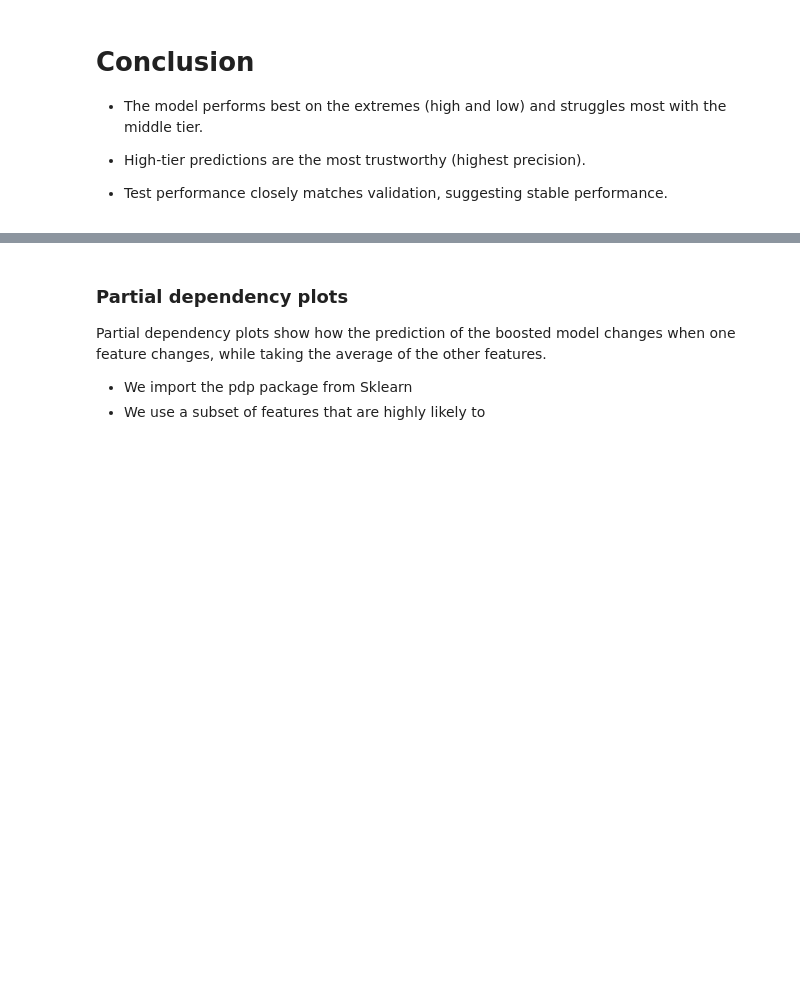
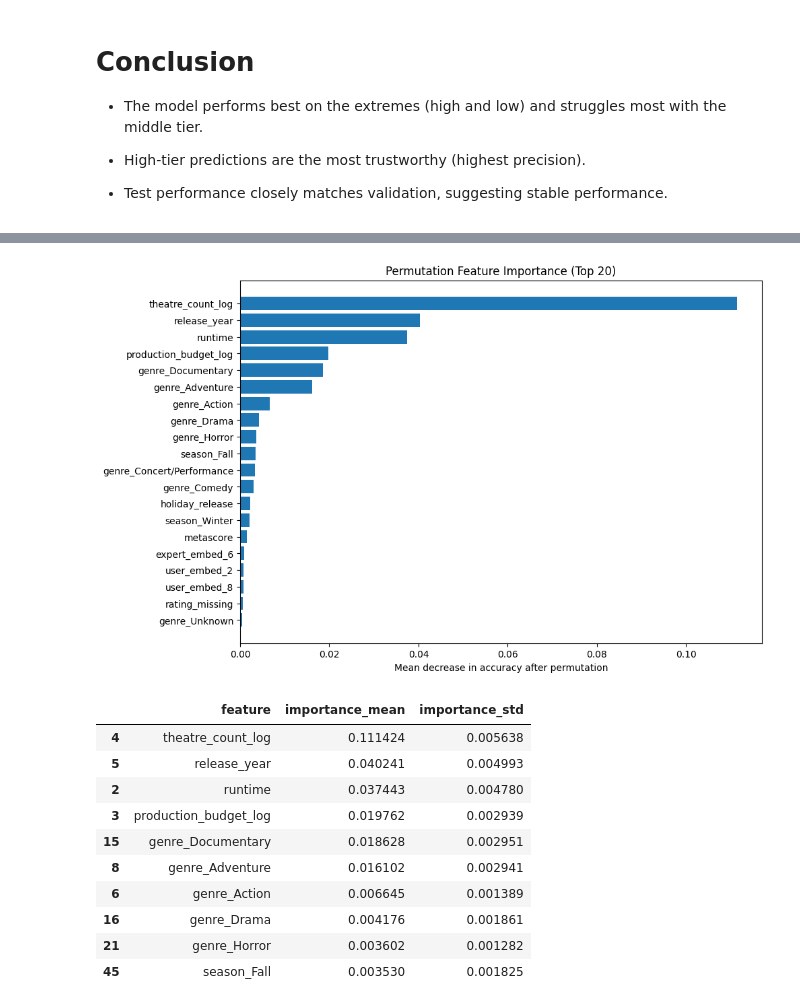
Before and after one commit to Simerblur/bjj, a Jupyter notebook: Tree_based_models_bart.ipynb, the cells around one changed output, grey strips where cells are left out. Saved outputs shown, nothing was run; the diff lists cells and outputs as text; code cells hidden in the pictures; blank space fills up the shorter version.

```diff
--- a/Tree_based_models_bart.ipynb
+++ b/Tree_based_models_bart.ipynb
@@ -737,13 +750,40 @@ In this chapter, the best model is explained through various explainability tech
-# %% [markdown]
-### Partial dependency plots
-
-Partial dependency plots show how the prediction of the boosted model changes when one feature changes, while taking the average of the other features.
-
-- We import the pdp package from Sklearn
-- We use a subset of features that are highly likely to
 # %%
-#from sklearn.inspection import PartialDependenceDisplay
+permutated = permutation_importance(
+    best_xgb,
+    X_validation,
+    y_validation,
+    scoring="accuracy",
+    n_repeats=20,
+    random_state=1234,
+    n_jobs=-1
+)
 
-#pdp_features = ["age", "hours-per-week", "education", "workclass", "sex_Male"]
-#PartialDependenceDisplay.from_estimator(model, X_train, features, n_jobs=-1, categorical_features=["education", "workclass", "sex_Male"],
-                                       # grid_resolution=20)
+imp_df = pd.DataFrame({
+    "feature": X_train.columns,
+    "importance_mean": permutated.importances_mean,
+    "importance_std": permutated.importances_std
+}).sort_values("importance_mean", ascending=False)
+
+top_n = 20
+imp_top = imp_df.head(top_n).iloc[::-1]  # reverse for horizontal bar chart
+
+plt.figure(figsize=(10, 7))
+plt.barh(imp_top["feature"], imp_top["importance_mean"])
+plt.xlabel("Mean decrease in accuracy after permutation")
+plt.title(f"Permutation Feature Importance (Top {top_n})")
+plt.show()
+
+imp_df.head(10)
+# %% [output]
+[figure, added]
+|  | feature | importance_mean | importance_std |
+| 4 | theatre_count_log | 0.111424 | 0.005638 |
+| 5 | release_year | 0.040241 | 0.004993 |
+| 2 | runtime | 0.037443 | 0.004780 |
+| 3 | production_budget_log | 0.019762 | 0.002939 |
+| 15 | genre_Documentary | 0.018628 | 0.002951 |
+| 8 | genre_Adventure | 0.016102 | 0.002941 |
+| 6 | genre_Action | 0.006645 | 0.001389 |
+| 16 | genre_Drama | 0.004176 | 0.001861 |
+| 21 | genre_Horror | 0.003602 | 0.001282 |
+| 45 | season_Fall | 0.003530 | 0.001825 |
```
Also changed, not shown: parts of 8 cells of this notebook.
